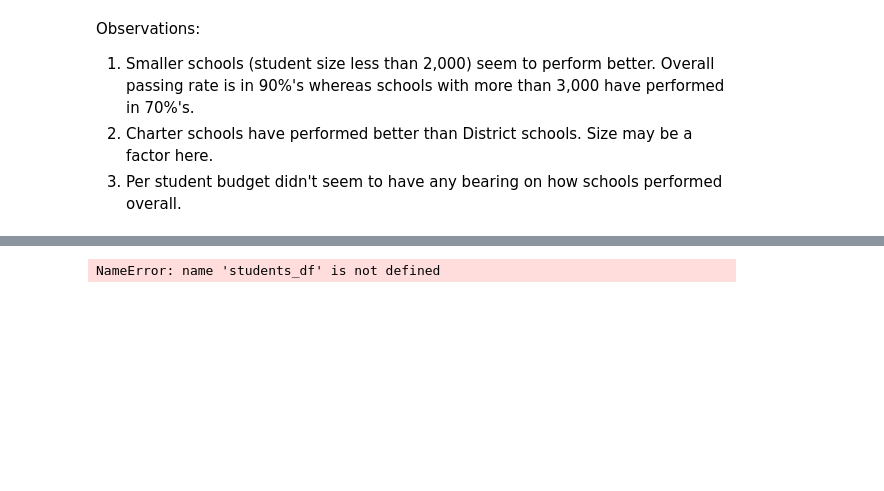
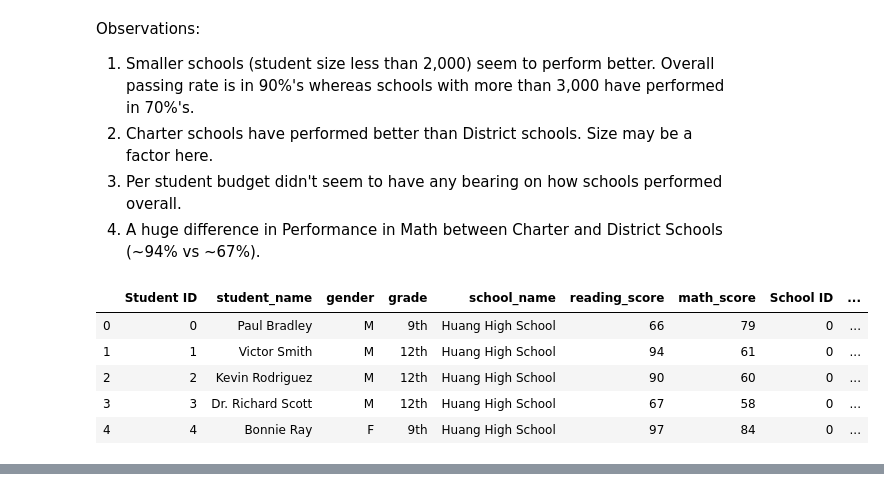
Before and after one commit to dvndata/DatavizClass, a Jupyter notebook: pandas-challenge/PyCitySchools/Main.ipynb, the cells around one changed output, grey strips where cells are left out. Saved outputs shown, nothing was run; the diff lists cells and outputs as text; code cells hidden in the pictures; blank space fills up the shorter version.

```diff
--- a/pandas-challenge/PyCitySchools/Main.ipynb
+++ b/pandas-challenge/PyCitySchools/Main.ipynb
@@ -3,20 +3,29 @@ Observations:
 1. Smaller schools (student size less than 2,000) seem to perform better. Overall passing rate is in 90%'s whereas schools with more than 3,000 have performed in 70%'s.
 2. Charter schools have performed better than District schools. Size may be a factor here.
 3. Per student budget didn't seem to have any bearing on how schools performed overall.
+4. A huge difference in Performance in Math between Charter and District Schools (~94% vs ~67%).
 # %%
 # Dependencies and Setup
 import pandas as pd
 
 # File to Load (Remember to Change These)
 school_data_to_load = "Resources/schools_complete.csv"
 student_data_to_load = "Resources/students_complete.csv"
 
 # Read School and Student Data File and store into Pandas Data Frames
 school_data = pd.read_csv(school_data_to_load)
 student_data = pd.read_csv(student_data_to_load)
 
 # Combine the data into a single dataset
 school_data_complete = pd.merge(student_data, school_data, how="left", on=["school_name", "school_name"])
+school_data_complete.head()
+# %% [output]
+|  | Student ID | student_name | gender | grade | school_name | reading_score | math_score | School ID | ... |
+| 0 | 0 | Paul Bradley | M | 9th | Huang High School | 66 | 79 | 0 | ... |
+| 1 | 1 | Victor Smith | M | 12th | Huang High School | 94 | 61 | 0 | ... |
+| 2 | 2 | Kevin Rodriguez | M | 12th | Huang High School | 90 | 60 | 0 | ... |
+| 3 | 3 | Dr. Richard Scott | M | 12th | Huang High School | 67 | 58 | 0 | ... |
+| 4 | 4 | Bonnie Ray | F | 9th | Huang High School | 97 | 84 | 0 | ... |
 # %%
 # District Summary
 #  * Total Schools
@@ -65,5 +78,4 @@ district_summary
 # %%
-# School Summary
 #  * School Name
 #  * School Type
 #  * Total Students
@@ -75,7 +87,21 @@ district_summary
 #  * % Passing Reading
 #  * Overall Passing Rate (Average of the above two)
 
-school_data_complete = pd.merge(students_df, schools_df, how="left", on=["school_name"])
-group_by_school = school_data_complete.groupby(['school_name'])
+school_type = school_data.set_index(["school_name"])["type"]
+school_students = group_by_school["Student ID"].count()
+school_budget = group_by_school["budget"].mean()
+per_student_budget = school_budget / school_students
+
+per_student_math_score = group_by_school["math_score"].mean()
+per_student_reading_score = group_by_school["reading_score"].mean()
+
+filter_passing_math = school_data_complete[school_data_complete["math_score"] >= 70]
+count_passing_math = filter_passing_math.groupby(["school_name"]).count()["student_name"]
+
+filter_passing_reading = school_data_complete[school_data_complete["reading_score"] >= 70]
+count_passing_reading = filter_passing_reading.groupby(["school_name"]).count()["student_name"]
+
+percent_passing_math = (count_passing_math / school_students) * 100
+percent_passing_reading = (count_passing_reading / school_students) * 100
+
+overall_passing_rate = (percent_passing_math + percent_passing_reading) /2
-# %% [output]
-NameError: name 'students_df' is not defined
```
Also changed, not shown: parts of 14 cells of this notebook.
